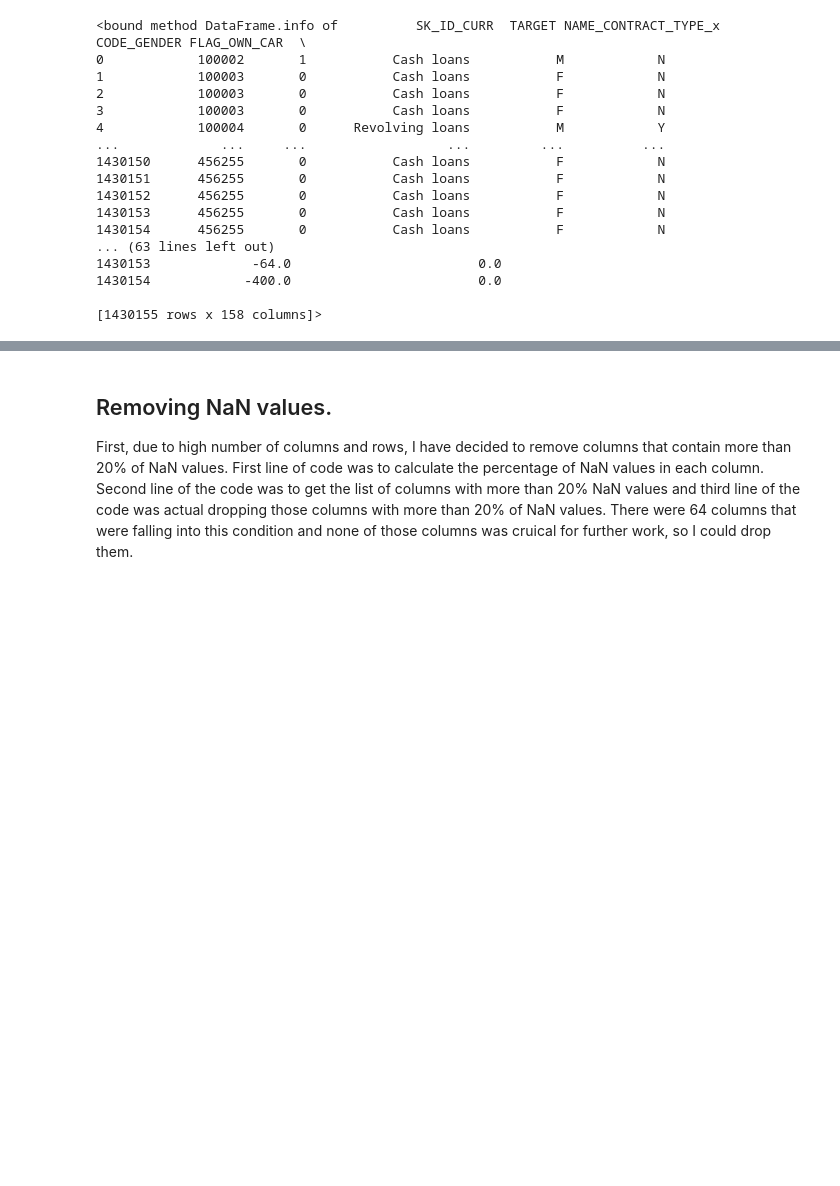
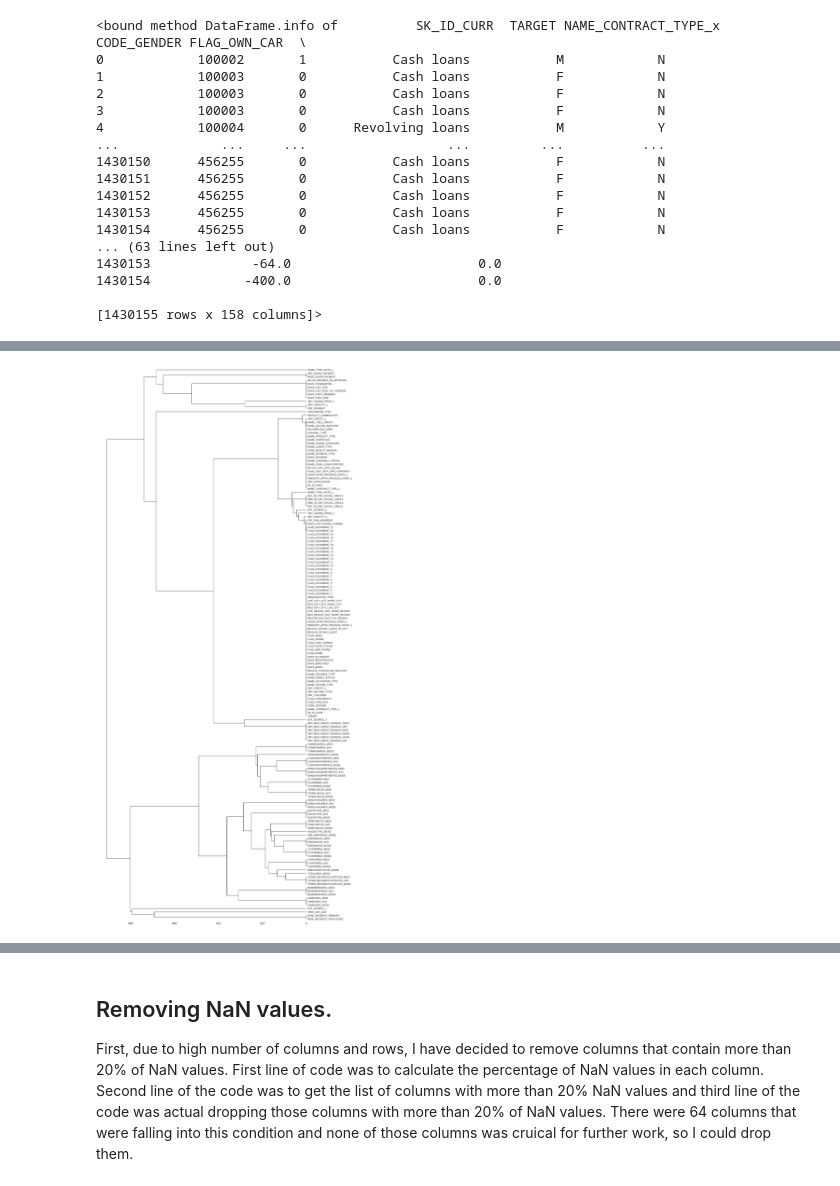
Before and after one commit to cct23062/CA_Strategic_thinking_assignment, a Jupyter notebook: Loan Defaulter Assignment.ipynb, the cells around one changed output, grey strips where cells are left out. Saved outputs shown, nothing was run; the diff lists cells and outputs as text; code cells hidden in the pictures; blank space fills up the shorter version.

```diff
--- a/Loan Defaulter Assignment.ipynb
+++ b/Loan Defaulter Assignment.ipynb
@@ -64,0 +97,4 @@ df.info
+# %%
+ax = msno.dendrogram(df)
+# %% [output]
+[figure, added]
```
Also changed, not shown: parts of 34 cells of this notebook.
